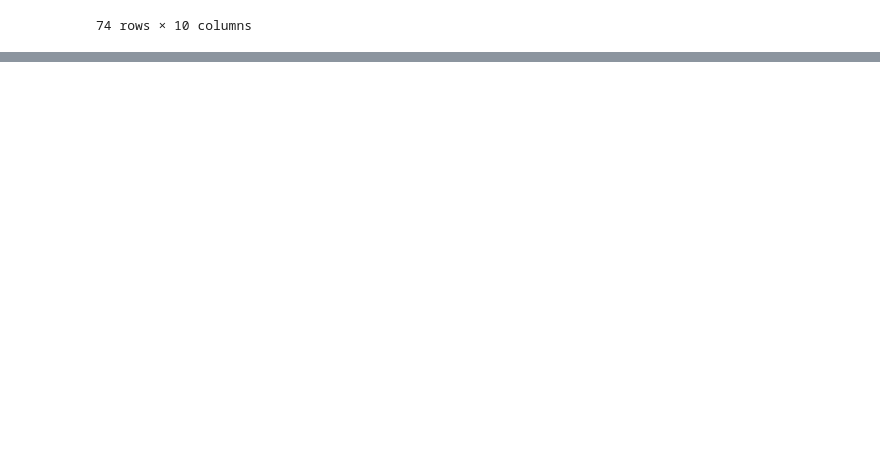
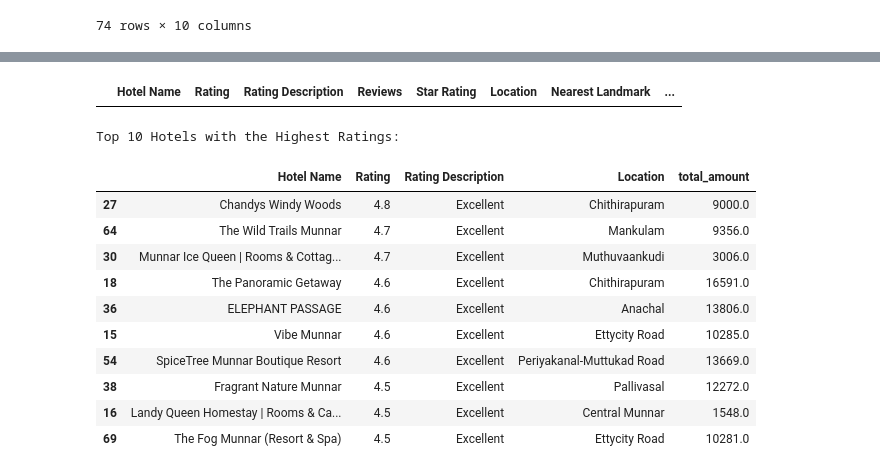
Before and after one commit to domingasdb/Data-Analysis-with-Artificial-Intelligence, a Jupyter notebook: munnar_hotels_analysis.ipynb, the cells around one changed output, grey strips where cells are left out. Saved outputs shown, nothing was run; the diff lists cells and outputs as text; code cells hidden in the pictures; blank space fills up the shorter version.

Commit message:
hotels in munnar analysis

```diff
--- a/munnar_hotels_analysis.ipynb
+++ b/munnar_hotels_analysis.ipynb
@@ -23,0 +79,3 @@ data
+# %%
+data.rename(columns={'Hotel Name\t\t\t\t\t\t\t\t\t': 'Hotel Name'}, inplace=True)
+data['Price'] = data['Price'].str.replace(',','').astype(float)
@@ -23,0 +84,28 @@ data
+# %%
+data['Tax'] = data['Tax'].str.replace(',','').astype(float)
+# %%
+data['Tax'] = data['Tax'].fillna(0)
+data[data['Tax'].isna()]
+# %% [output]
+|  | Hotel Name | Rating | Rating Description | Reviews | Star Rating | Location | Nearest Landmark | ... |
+# %%
+data['total_amount'] = data['Price'] + data['Tax']
+# %%
+# Display the top 10 hotels with the highest ratings
+df_sorted_by_rating = data.sort_values(by="Rating", ascending=False)
+top_rated_hotels = df_sorted_by_rating.head(10)
+print("Top 10 Hotels with the Highest Ratings:")
+top_rated_hotels[["Hotel Name", "Rating",'Rating Description', 'Location','total_amount']]
+# %% [output]
+Top 10 Hotels with the Highest Ratings:
+|  | Hotel Name | Rating | Rating Description | Location | total_amount |
+| 27 | Chandys Windy Woods | 4.8 | Excellent | Chithirapuram | 9000.0 |
+| 64 | The Wild Trails Munnar | 4.7 | Excellent | Mankulam | 9356.0 |
+| 30 | Munnar Ice Queen | Rooms & Cottag... | 4.7 | Excellent | Muthuvaankudi | 3006.0 |
+| 18 | The Panoramic Getaway | 4.6 | Excellent | Chithirapuram | 16591.0 |
+| 36 | ELEPHANT PASSAGE | 4.6 | Excellent | Anachal | 13806.0 |
+| 15 | Vibe Munnar | 4.6 | Excellent | Ettycity Road | 10285.0 |
+| 54 | SpiceTree Munnar Boutique Resort | 4.6 | Excellent | Periyakanal-Muttukad Road | 13669.0 |
+| 38 | Fragrant Nature Munnar | 4.5 | Excellent | Pallivasal | 12272.0 |
+| 16 | Landy Queen Homestay | Rooms & Ca... | 4.5 | Excellent | Central Munnar | 1548.0 |
+| 69 | The Fog Munnar (Resort & Spa) | 4.5 | Excellent | Ettycity Road | 10281.0 |
```
Also changed, not shown: parts of 11 cells of this notebook.
